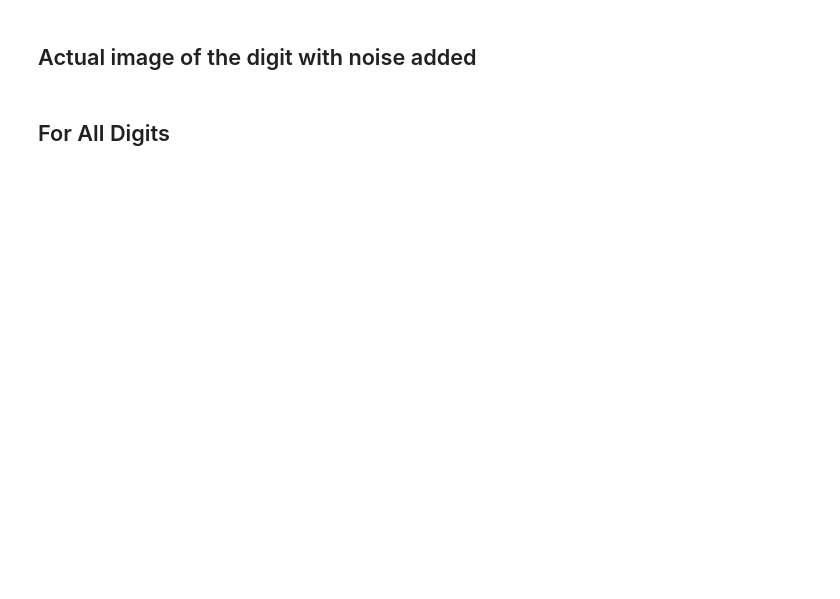
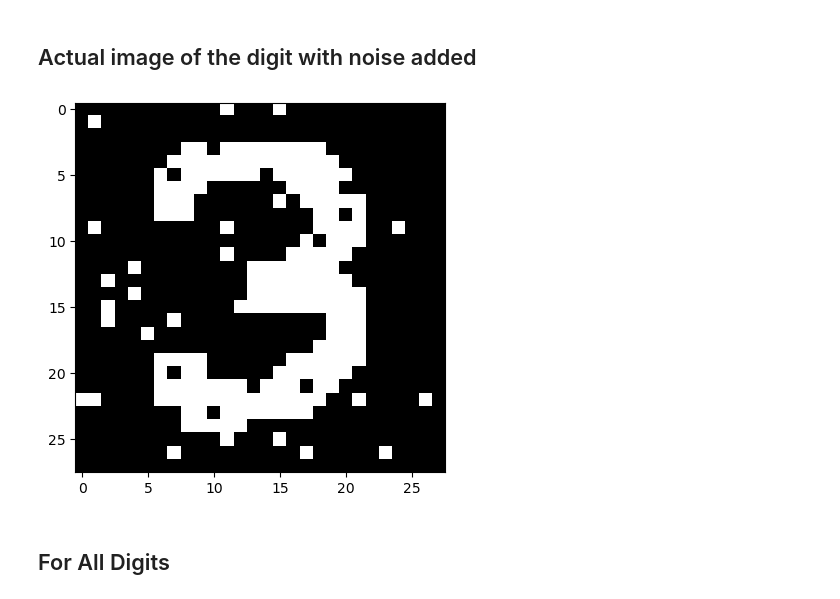
Before and after one commit to mehmet-ercan/DeepLearning, a Jupyter notebook: HW2/Homework2_244201001033_AKCAN_ERCAN.ipynb, the cells around one changed output. Drawn from its saved outputs; the diff is of its cells as text; code cells hidden in the pictures; blank space fills up the shorter version.

```diff
--- a/HW2/Homework2_244201001033_AKCAN_ERCAN.ipynb
+++ b/HW2/Homework2_244201001033_AKCAN_ERCAN.ipynb
@@ -195,7 +257,9 @@ input_optimization(None, desired_output)
 # %% [markdown]
 ## Actual image of the digit with noise added
 # %%
-input_optimization('test_images/3_noised.png', desired_output)
+optimized_image2 = input_optimization('test_images/3_noised.png', desired_output)
+# %% [output]
+[figure, added]
 # %% [markdown]
 ## For All Digits
 # %%
```
Also changed, not shown: parts of 14 cells of this notebook.
